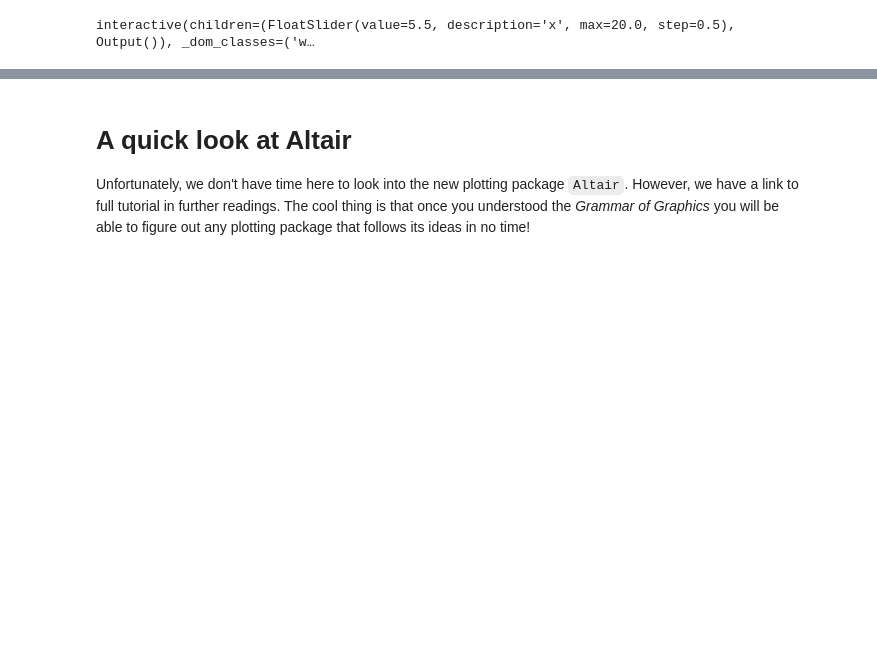
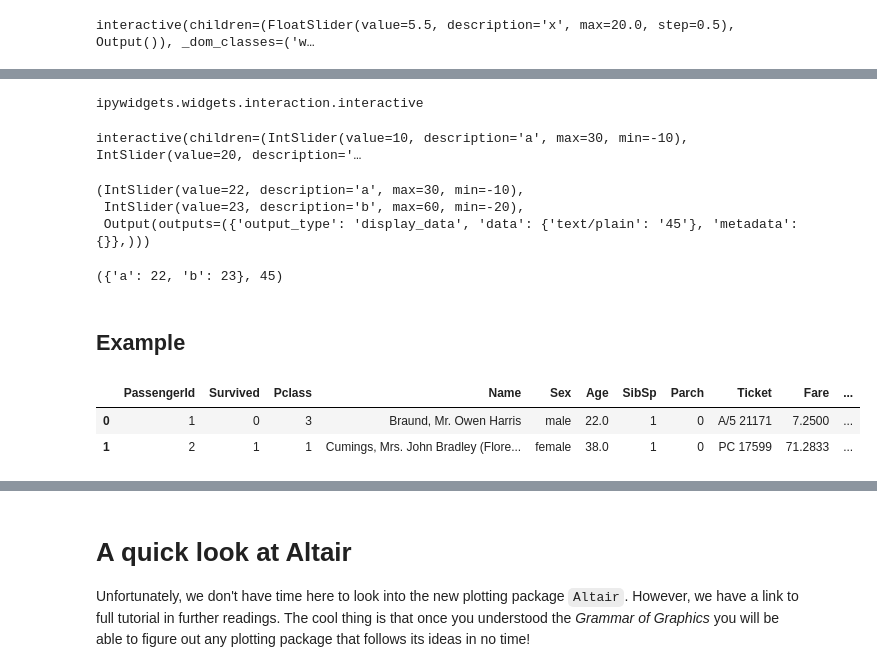
Before and after one commit to scientificprogrammingUOS/lectures, a Jupyter notebook: week13-Interactive_Data_Analysis_And_Speedups/lecture.ipynb, the cells around one changed output, grey strips where cells are left out. Drawn from its saved outputs; the diff is of its cells as text; code cells hidden in the pictures; blank space fills up the shorter version.

```diff
--- a/week13-Interactive_Data_Analysis_And_Speedups/lecture.ipynb
+++ b/week13-Interactive_Data_Analysis_And_Speedups/lecture.ipynb
@@ -80,0 +205,30 @@ interactive(children=(FloatSlider(value=5.5, description='x', max=20.0, step=0.5
+# %%
+w = interactive(f, a=10, b=20)
+type(w)
+# %% [output]
+ipywidgets.widgets.interaction.interactive
+# %%
+display(w)
+# %% [output]
+interactive(children=(IntSlider(value=10, description='a', max=30, min=-10), IntSlider(value=20, description='…
+# %%
+w.children
+# %% [output]
+(IntSlider(value=22, description='a', max=30, min=-10),
+ IntSlider(value=23, description='b', max=60, min=-20),
+ Output(outputs=({'output_type': 'display_data', 'data': {'text/plain': '45'}, 'metadata': {}},)))
+# %%
+w.kwargs, w.result
+# %% [output]
+({'a': 22, 'b': 23}, 45)
+# %% [markdown]
+## Example
+# %%
+import seaborn as sns
+import pandas as pd
+titanic = pd.read_csv('titanic.csv')
+titanic.head(2)
+# %% [output]
+|  | PassengerId | Survived | Pclass | Name | Sex | Age | SibSp | Parch | Ticket | Fare | ... |
+| 0 | 1 | 0 | 3 | Braund, Mr. Owen Harris | male | 22.0 | 1 | 0 | A/5 21171 | 7.2500 | ... |
+| 1 | 2 | 1 | 1 | Cumings, Mrs. John Bradley (Flore... | female | 38.0 | 1 | 0 | PC 17599 | 71.2833 | ... |
```
Also changed, not shown: parts of 41 cells of this notebook, 3 other files.
